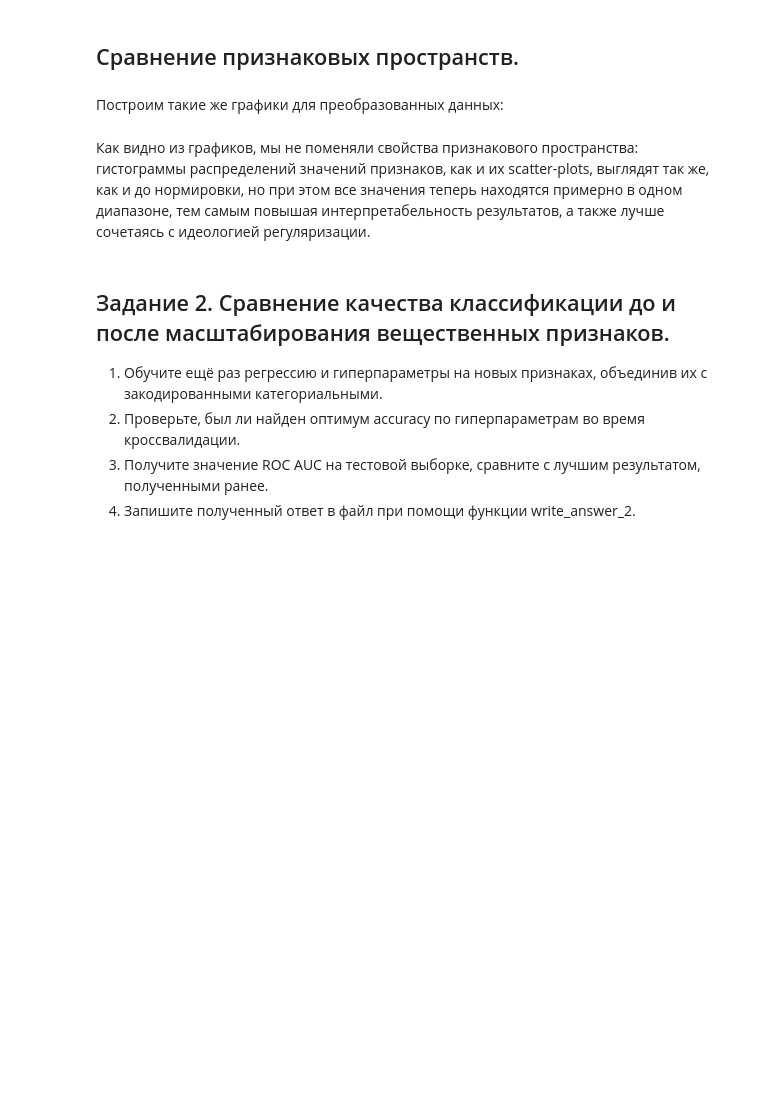
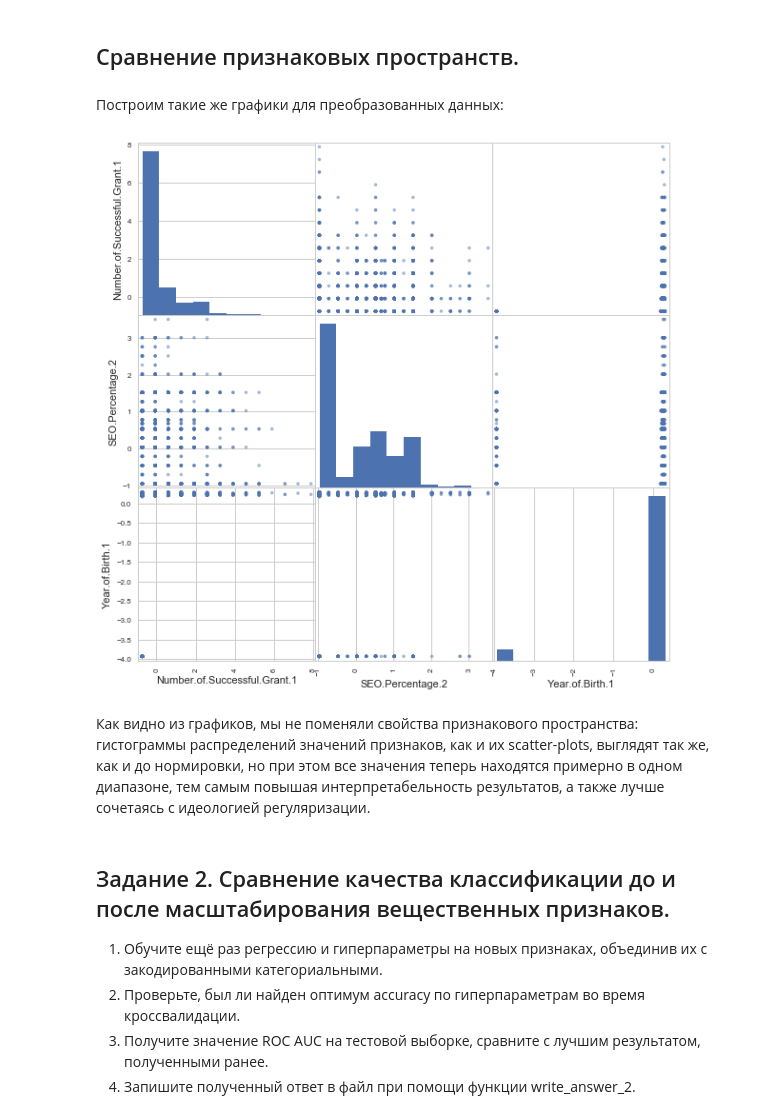
Before and after one commit to pkuderov/mlda-course, a Jupyter notebook: 02_supervised_learning/15_w3a_preprocessing_LR.ipynb, the cells around one changed output. Drawn from its saved outputs; the diff is of its cells as text; code cells hidden in the pictures; blank space fills up the shorter version.

```diff
--- a/02_supervised_learning/15_w3a_preprocessing_LR.ipynb
+++ b/02_supervised_learning/15_w3a_preprocessing_LR.ipynb
@@ -544,0 +551,7 @@ from sklearn.preprocessing import StandardScaler
+# %%
+from sklearn.preprocessing import StandardScaler
+
+scaler = StandardScaler()
+X_train_real_scaled = scaler.fit_transform(X_train_real_zeros)
+X_test_real_scaled = scaler.transform(X_test_real_zeros)
+X_train_real_scaled = pd.DataFrame(X_train_real_scaled, columns=X_train_real_zeros.columns)
@@ -547,10 +577,11 @@ from sklearn.preprocessing import StandardScaler
 # %% [markdown]
 Построим такие же графики для преобразованных данных:
 # %%
-data_numeric_scaled = pd.DataFrame(X_train_real_scaled, columns=numeric_cols)
 list_cols = ['Number.of.Successful.Grant.1', 'SEO.Percentage.2', 'Year.of.Birth.1']
-scatter_matrix(data_numeric_scaled[list_cols], alpha=0.5, figsize=(10, 10))
+scatter_matrix(X_train_real_scaled[list_cols], alpha=0.5, figsize=(10, 10))
 plt.show()
+# %% [output]
+[figure, added]
 # %% [markdown]
 Как видно из графиков, мы не поменяли свойства признакового пространства: гистограммы распределений значений признаков, как и их scatter-plots, выглядят так же, как и до нормировки, но при этом все значения теперь находятся примерно в одном диапазоне, тем самым повышая интерпретабельность результатов, а также лучше сочетаясь с идеологией регуляризации.
 # %% [markdown]
```
Also changed, not shown: parts of 46 cells of this notebook, 6 other files.
